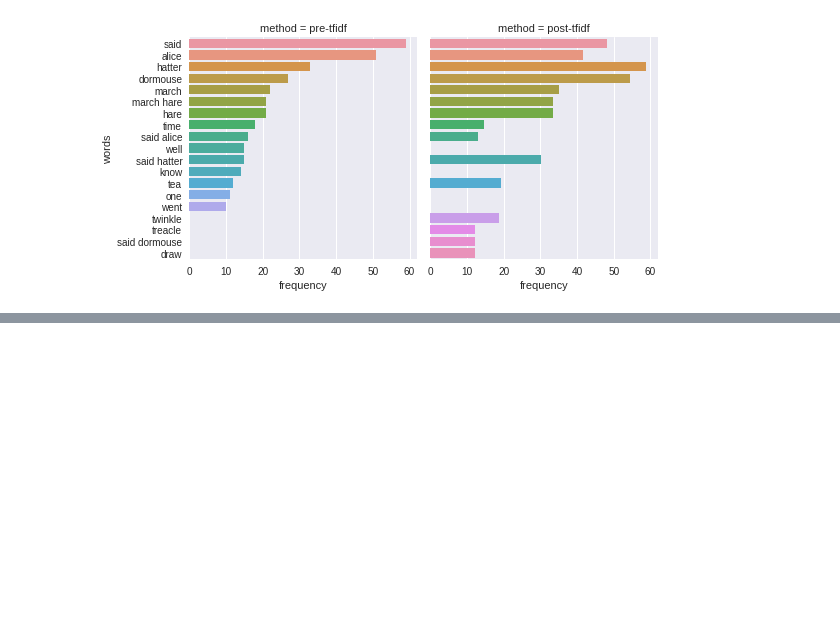
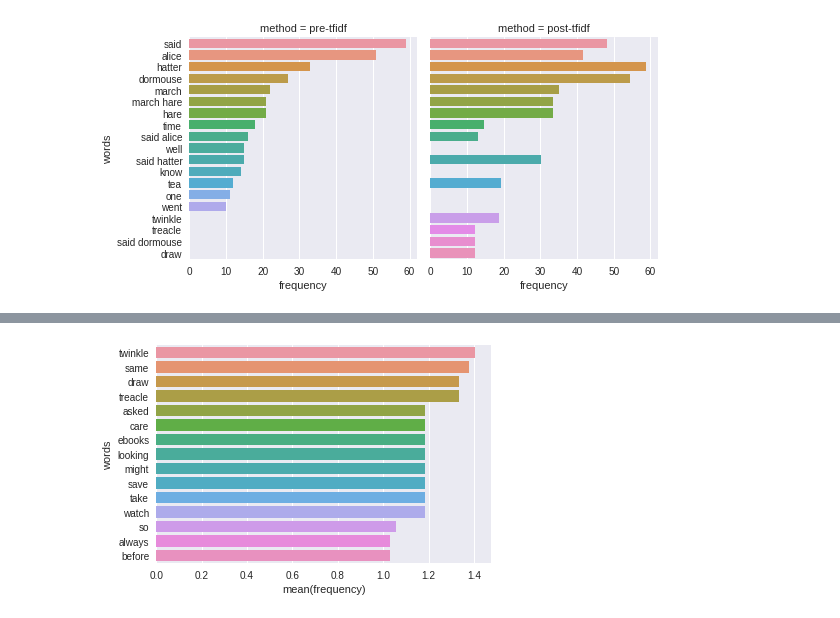
Before and after one commit to mohammedterry/NLP_for_ML, a Jupyter notebook: Text_Mining.ipynb, the cells around one changed output, grey strips where cells are left out. Saved outputs shown, nothing was run; the diff lists cells and outputs as text; code cells hidden in the pictures; blank space fills up the shorter version.

```diff
--- a/Text_Mining.ipynb
+++ b/Text_Mining.ipynb
@@ -317,0 +340,4 @@ compare(ranked_ngrams, scaled_tfidf, "pre-tfidf", "post-tfidf")
+# %%
+display(ranked_montezuma)
+# %% [output]
+[figure, added]
```
Also changed, not shown: parts of 15 cells of this notebook.
